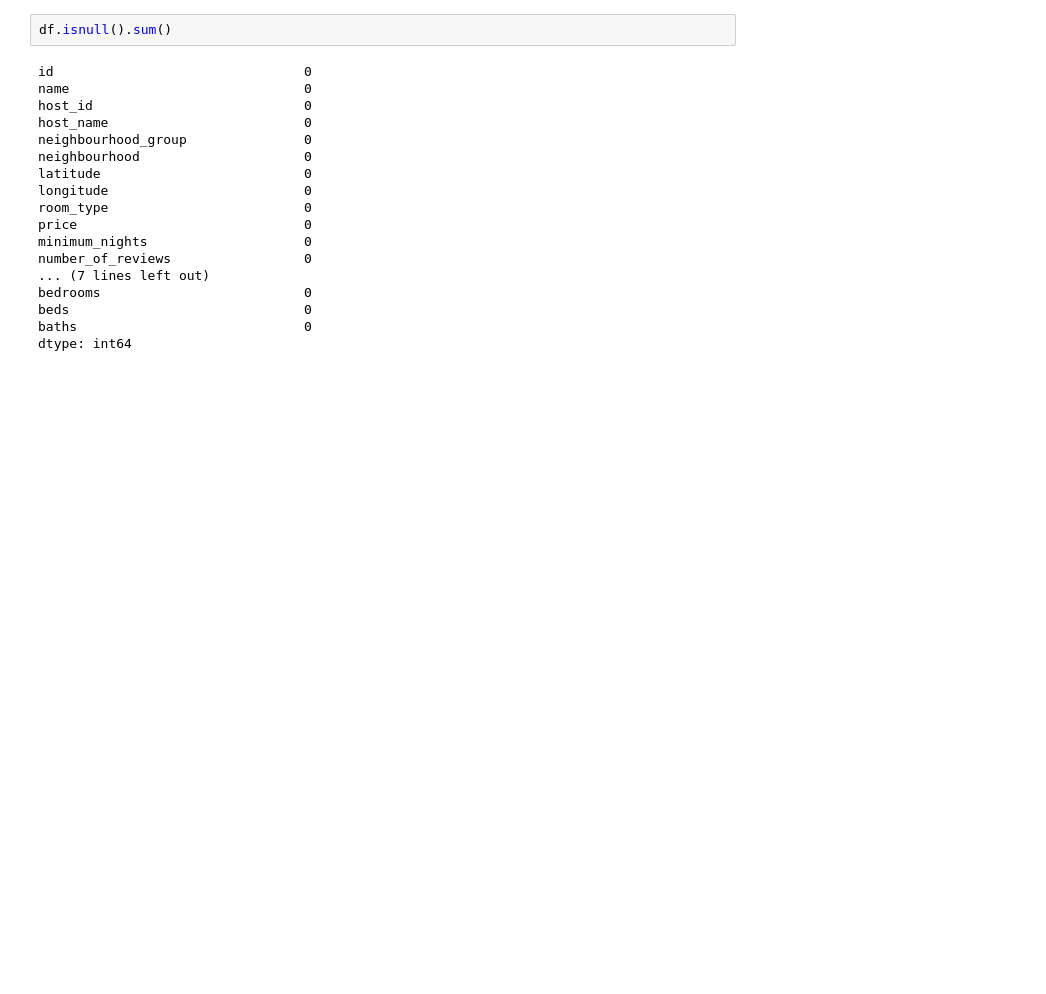
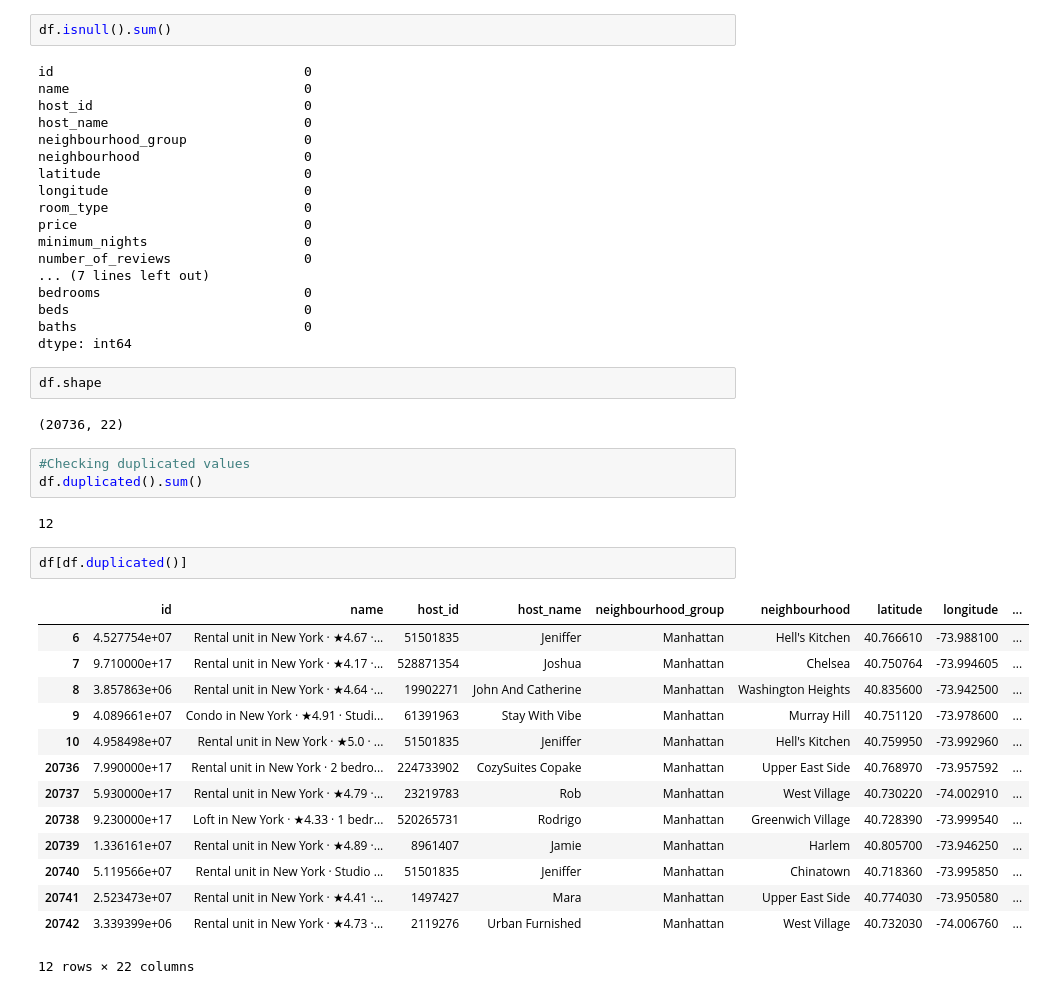
Before and after one commit to Vanshaj14Mohan/Airbnb-NYC-Project, a Jupyter notebook: Files/main.ipynb, the cells around one changed output. Drawn from its saved outputs; the diff is of its cells as text; blank space fills up the shorter version.

```diff
--- a/Files/main.ipynb
+++ b/Files/main.ipynb
@@ -115,3 +115,29 @@ bedrooms                          0
 beds                              0
 baths                             0
 dtype: int64
+# %%
+df.shape
+# %% [output]
+(20736, 22)
+# %%
+#Checking duplicated values
+df.duplicated().sum()
+# %% [output]
+12
+# %%
+df[df.duplicated()]
+# %% [output]
+|  | id | name | host_id | host_name | neighbourhood_group | neighbourhood | latitude | longitude | ... |
+| 6 | 4.527754e+07 | Rental unit in New York · ★4.67 ·... | 51501835 | Jeniffer | Manhattan | Hell's Kitchen | 40.766610 | -73.988100 | ... |
+| 7 | 9.710000e+17 | Rental unit in New York · ★4.17 ·... | 528871354 | Joshua | Manhattan | Chelsea | 40.750764 | -73.994605 | ... |
+| 8 | 3.857863e+06 | Rental unit in New York · ★4.64 ·... | 19902271 | John And Catherine | Manhattan | Washington Heights | 40.835600 | -73.942500 | ... |
+| 9 | 4.089661e+07 | Condo in New York · ★4.91 · Studi... | 61391963 | Stay With Vibe | Manhattan | Murray Hill | 40.751120 | -73.978600 | ... |
+| 10 | 4.958498e+07 | Rental unit in New York · ★5.0 · ... | 51501835 | Jeniffer | Manhattan | Hell's Kitchen | 40.759950 | -73.992960 | ... |
+| 20736 | 7.990000e+17 | Rental unit in New York · 2 bedro... | 224733902 | CozySuites Copake | Manhattan | Upper East Side | 40.768970 | -73.957592 | ... |
+| 20737 | 5.930000e+17 | Rental unit in New York · ★4.79 ·... | 23219783 | Rob | Manhattan | West Village | 40.730220 | -74.002910 | ... |
+| 20738 | 9.230000e+17 | Loft in New York · ★4.33 · 1 bedr... | 520265731 | Rodrigo | Manhattan | Greenwich Village | 40.728390 | -73.999540 | ... |
+| 20739 | 1.336161e+07 | Rental unit in New York · ★4.89 ·... | 8961407 | Jamie | Manhattan | Harlem | 40.805700 | -73.946250 | ... |
+| 20740 | 5.119566e+07 | Rental unit in New York · Studio ... | 51501835 | Jeniffer | Manhattan | Chinatown | 40.718360 | -73.995850 | ... |
+| 20741 | 2.523473e+07 | Rental unit in New York · ★4.41 ·... | 1497427 | Mara | Manhattan | Upper East Side | 40.774030 | -73.950580 | ... |
+| 20742 | 3.339399e+06 | Rental unit in New York · ★4.73 ·... | 2119276 | Urban Furnished | Manhattan | West Village | 40.732030 | -74.006760 | ... |
+12 rows × 22 columns
```
Also changed, not shown: parts of 1 cell of this notebook.
